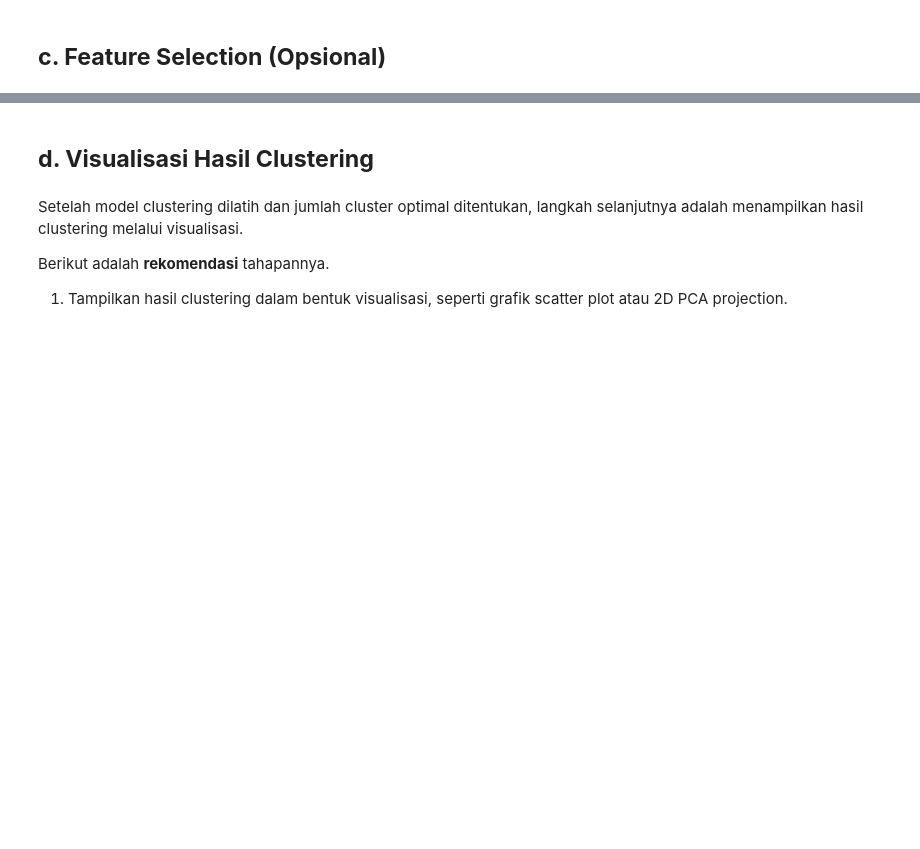
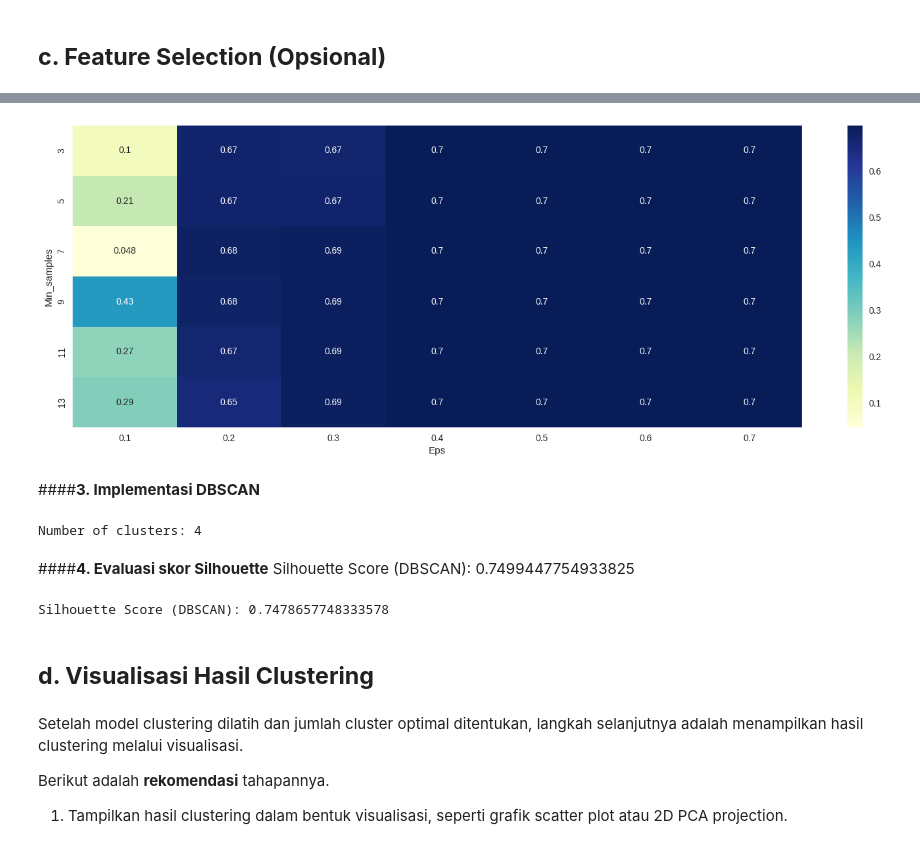
Before and after one commit to Us9r/DicodingBMLP, a Jupyter notebook: [Clustering]_Submission_Akhir_BMLP_Us9r.ipynb, the cells around one changed output, grey strips where cells are left out. Drawn from its saved outputs; the diff is of its cells as text; code cells hidden in the pictures; blank space fills up the shorter version.

```diff
--- a/[Clustering]_Submission_Akhir_BMLP_Us9r.ipynb
+++ b/[Clustering]_Submission_Akhir_BMLP_Us9r.ipynb
@@ -720,3 +740,50 @@ Silakan lakukan feature selection jika Anda membutuhkan optimasi model clusterin
+# %%
+tmp = pd.DataFrame.from_records(DBSCAN_params, columns =['Eps', 'Min_samples'])
+tmp['Sil_score'] = sil_score
+
+pivot_1 = pd.pivot_table(tmp, values='Sil_score', index='Min_samples', columns='Eps')
+
+fig, ax = plt.subplots(figsize=(18,6))
+sns.heatmap(pivot_1, annot=True, annot_kws={"size": 10}, cmap="YlGnBu", ax=ax)
+plt.show()
+# %% [output]
+[figure, added]
+# %% [markdown]
+####**3. Implementasi DBSCAN**
+# %%
+# Import necessary library (if not already imported)
+from sklearn.cluster import DBSCAN
+
+# Define DBSCAN parameters
+min_samples = 9
+eps = 0.4
+
+# Create and fit the DBSCAN model
+dbscan = DBSCAN(eps=eps, min_samples=min_samples)
+dbscan.fit(filtered_df)  # Assuming 'df' is your preprocessed DataFrame
+
+# Get cluster labels
+labels = dbscan.labels_
+
+# Add cluster labels to your DataFrame (optional)
+filtered_df['Cluster_DBSCAN'] = labels
+
+# Analyze the results (e.g., number of clusters, cluster sizes)
+n_clusters = len(set(labels)) - (1 if -1 in labels else 0)  # Exclude noise points (-1)
+print(f"Number of clusters: {n_clusters}")
+
+# Further analysis and visualization (e.g., using silhouette score, scatter plots)
+# ...
+# %% [output]
+Number of clusters: 4
+# %% [markdown]
+####**4. Evaluasi skor Silhouette**
+Silhouette Score (DBSCAN): 0.7499447754933825
+# %%
+silhouette_avg = silhouette_score(filtered_df, labels)  # 'df' is your data, 'labels' are DBSCAN cluster labels
+print("Silhouette Score (DBSCAN):", silhouette_avg)
+# %% [output]
+Silhouette Score (DBSCAN): 0.7478657748333578
 # %% [markdown]
 ## **d. Visualisasi Hasil Clustering**
 # %% [markdown]
```
Also changed, not shown: parts of 42 cells of this notebook.
